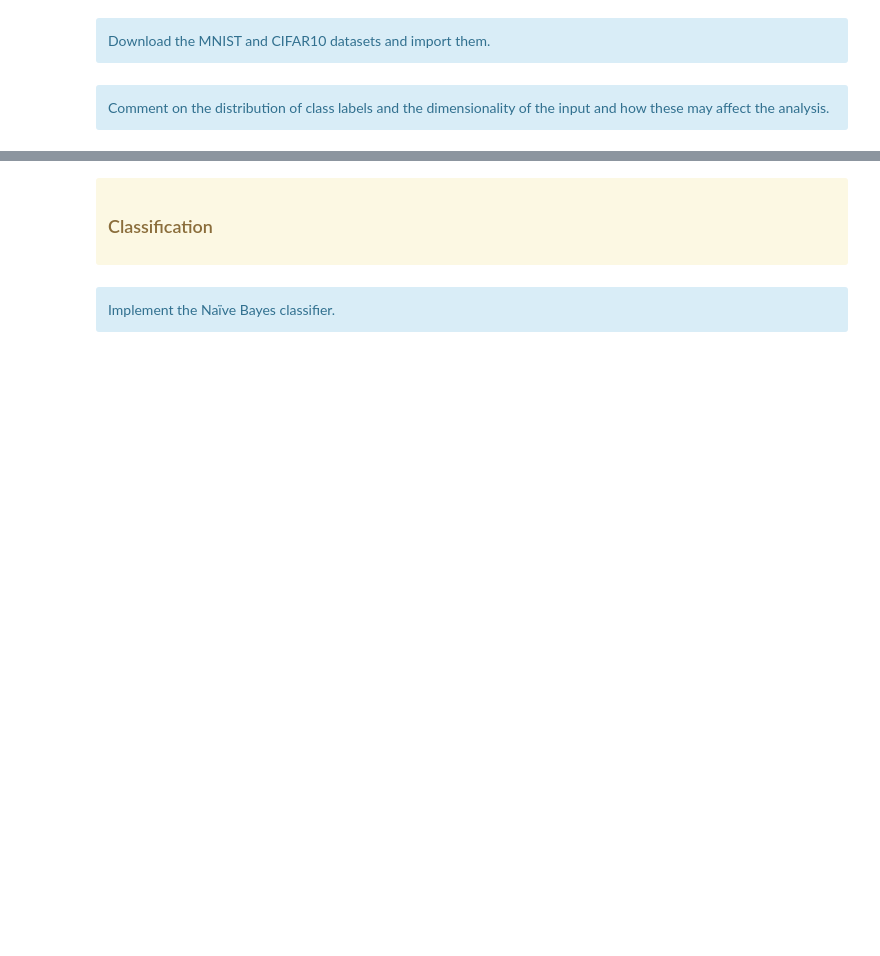
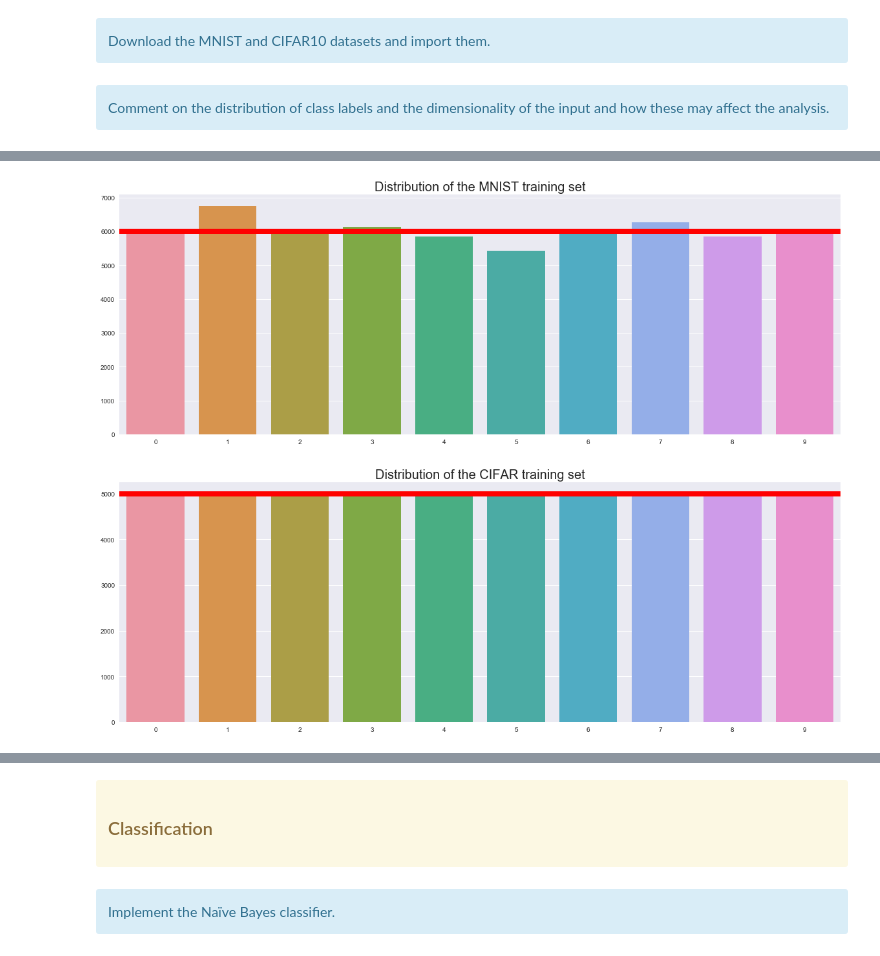
Before and after one commit to rdednl/ASI, a Jupyter notebook: ae/ae.ipynb, the cells around one changed output, grey strips where cells are left out. Cells and saved outputs as stored; diff of their text form; code cells hidden in the pictures; blank space fills up the shorter version.

```diff
--- a/ae/ae.ipynb
+++ b/ae/ae.ipynb
@@ -62,0 +72,14 @@ plt.show()
+# %%
+plt.figure(figsize=(20,15))
+plt.subplot(211)
+sns.barplot(x=np.arange(len(dist_mnist)), y=[len(_) for _ in dist_mnist])
+plt.plot([-5, 10], [6000, 6000], linewidth=8, c="r")
+plt.title("Distribution of the MNIST training set", fontsize=20)
+
+plt.subplot(212)
+sns.barplot(x=np.arange(len(dist_cifar)), y=[len(_) for _ in dist_cifar])
+plt.plot([-5, 10], [5000, 5000], linewidth=8, c="r")
+plt.title("Distribution of the CIFAR training set", fontsize=20)
+plt.show()
+# %% [output]
+[figure, added]
```
Also changed, not shown: parts of 14 cells of this notebook.
